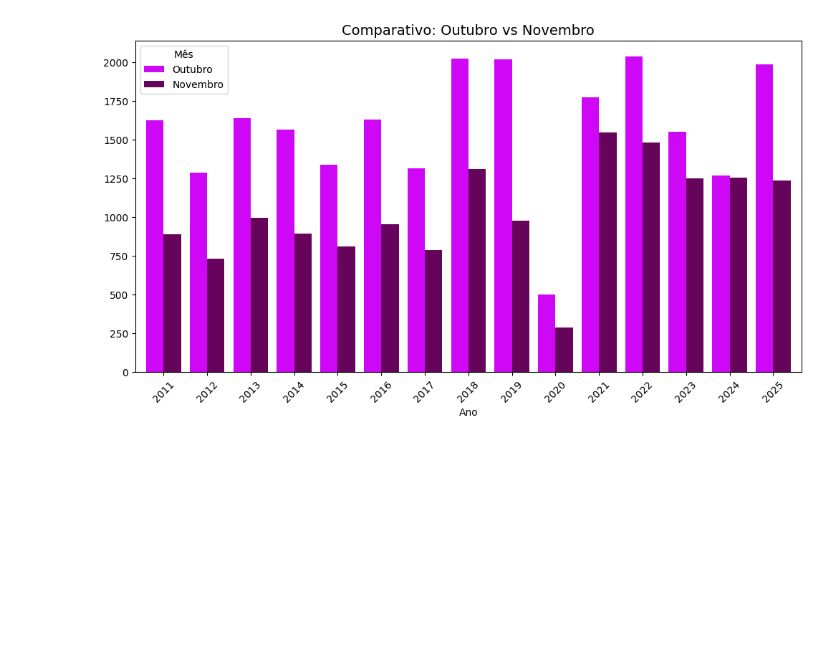
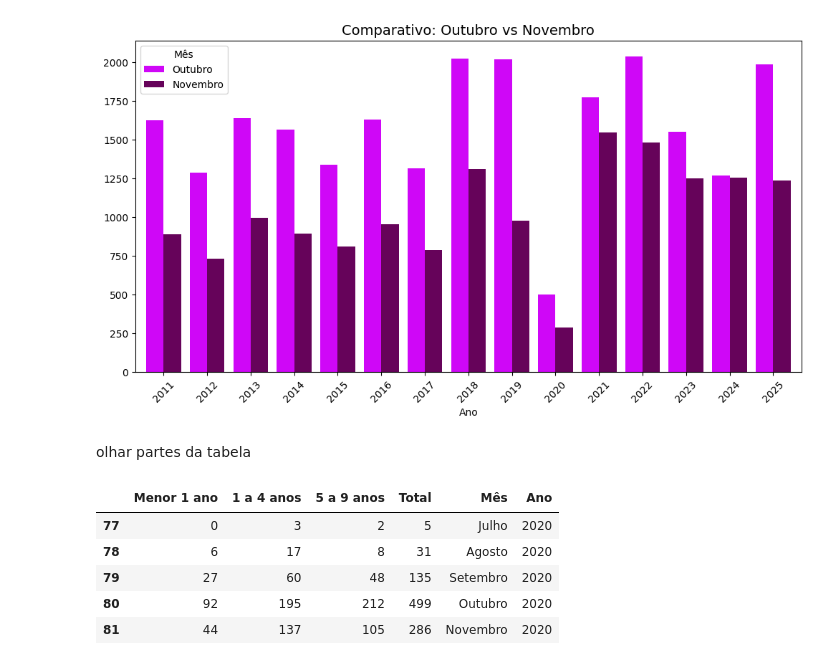
Before and after one commit to ddalves/analise-pediatria-datasus, a Jupyter notebook: Doenças_Respiratórias.ipynb, the cells around one changed output. Cells and saved outputs as stored; diff of their text form; code cells hidden in the pictures; blank space fills up the shorter version.

```diff
--- a/Doenças_Respiratórias.ipynb
+++ b/Doenças_Respiratórias.ipynb
@@ -282,3 +279,16 @@ ax.set_xticklabels(df_plot.index, rotation=45)
 plt.show()
 # %% [output]
 [figure]
+# %% [markdown]
+olhar partes da tabela
+# %%
+tabela_sazonalano = tabela_cidmesano[tabela_cidmesano["Ano"].isin(["2020"])].copy()
+
+display(tabela_sazonalano)
+# %% [output]
+|  | Menor 1 ano | 1 a 4 anos | 5 a 9 anos | Total | Mês | Ano |
+| 77 | 0 | 3 | 2 | 5 | Julho | 2020 |
+| 78 | 6 | 17 | 8 | 31 | Agosto | 2020 |
+| 79 | 27 | 60 | 48 | 135 | Setembro | 2020 |
+| 80 | 92 | 195 | 212 | 499 | Outubro | 2020 |
+| 81 | 44 | 137 | 105 | 286 | Novembro | 2020 |
```
Also changed, not shown: parts of 8 cells of this notebook.
